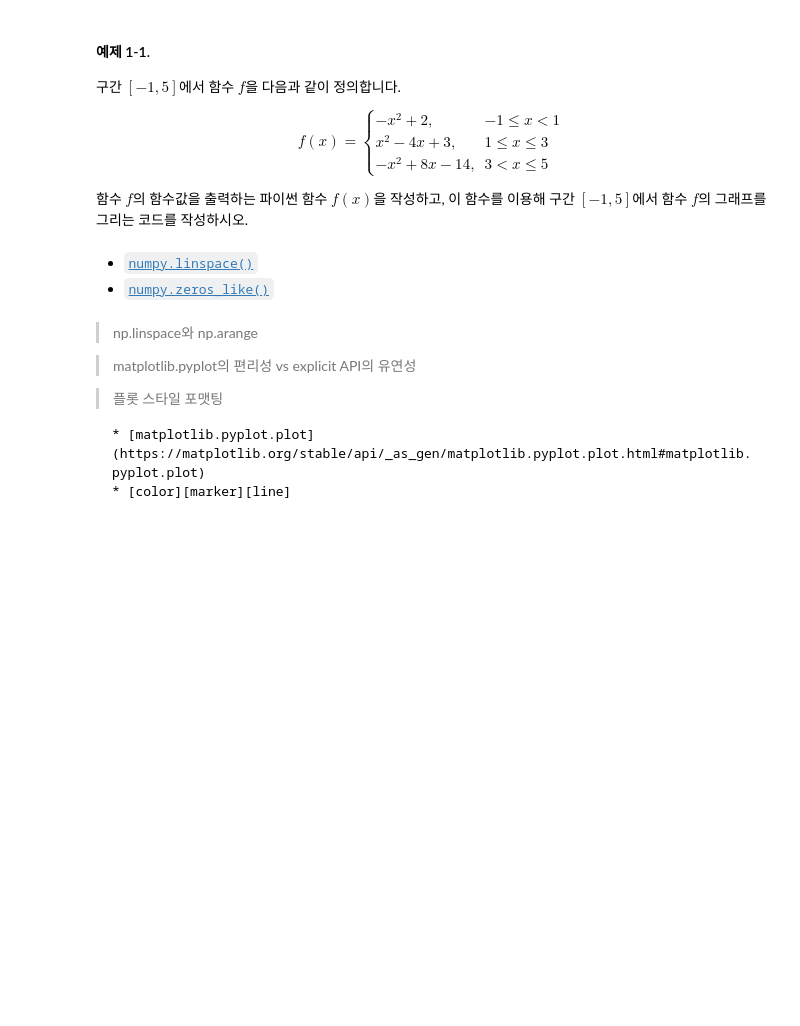
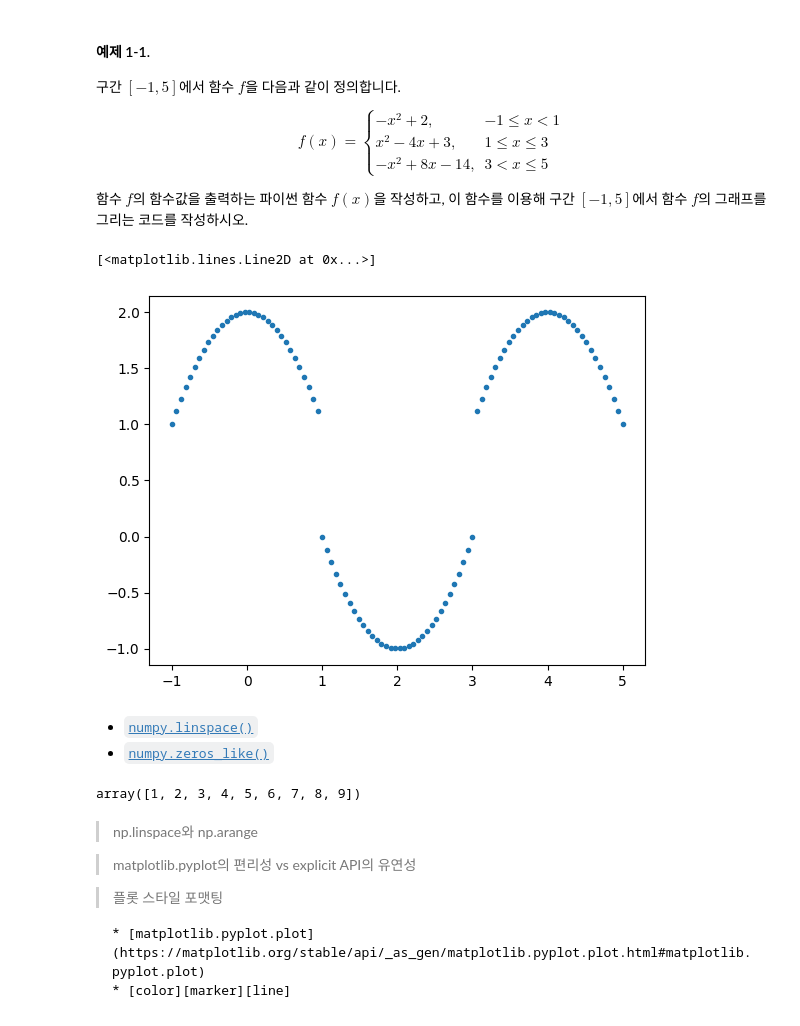
Before and after one commit to daonly/2023Autumn, a Jupyter notebook: 23_2_데이터과학을위한수학과프로그래밍_실습_2.ipynb, the cells around one changed output. Saved outputs shown, nothing was run; the diff lists cells and outputs as text; code cells hidden in the pictures; blank space fills up the shorter version.

````diff
--- a/23_2_데이터과학을위한수학과프로그래밍_실습_2.ipynb
+++ b/23_2_데이터과학을위한수학과프로그래밍_실습_2.ipynb
@@ -16,3 +18,11 @@
 $$f(x)=\begin{cases} -x^2+2, & -1\leq x < 1 \\ x^2-4x+3, & 1 \leq x \leq 3 \\ -x^2+8x-14, & 3<x\leq5 \end{cases}$$
 
 함수 $f$의 함수값을 출력하는 파이썬 함수 $f(x)$을 작성하고, 이 함수를 이용해 구간 $[-1, 5]$에서 함수 $f$의 그래프를 그리는 코드를 작성하시오.
+# %%
+def f(x):
+  if x < 1:
+    return -x**2 + 2
+  if x <= 3:
+    return x**2 -4*x +3
+  else:
+    return -x**2 +8*x -14
@@ -18,0 +31,2 @@ $$f(x)=\begin{cases} -x^2+2, & -1\leq x < 1 \\ x^2-4x+3, & 1 \leq x \leq 3 \\ -x
+# %%
+xs = np.linspace(-1, 5, 100)
@@ -19,6 +35,17 @@ $$f(x)=\begin{cases} -x^2+2, & -1\leq x < 1 \\ x^2-4x+3, & 1 \leq x \leq 3 \\ -x
+# %%
+fxs = [f(x) for x in xs]
+# %%
+plt.plot(xs, fxs, '.')
+# %% [output]
+[<matplotlib.lines.Line2D at 0x...>]
+[figure, added]
 # %% [markdown]
 *   [```numpy.linspace()```](https://numpy.org/doc/stable/reference/generated/numpy.linspace.html)
 *   [```numpy.zeros_like()```](https://numpy.org/doc/stable/reference/generated/numpy.zeros_like.html)
+# %%
+np.arange(1, 10)
+# %% [output]
+array([1, 2, 3, 4, 5, 6, 7, 8, 9])
 # %% [markdown]
 > np.linspace와 np.arange
 
````
Also changed, not shown: parts of 29 cells of this notebook.
